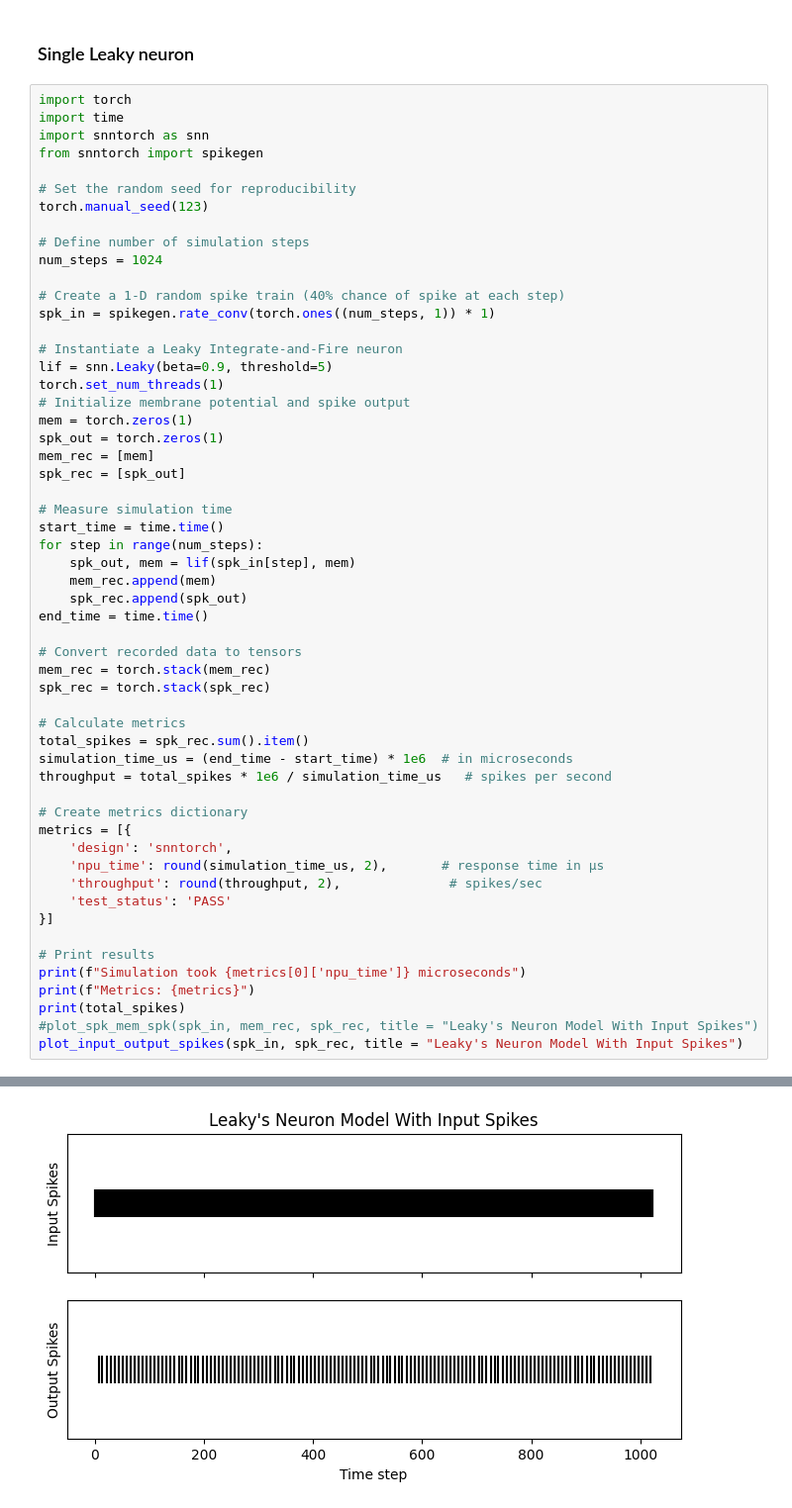
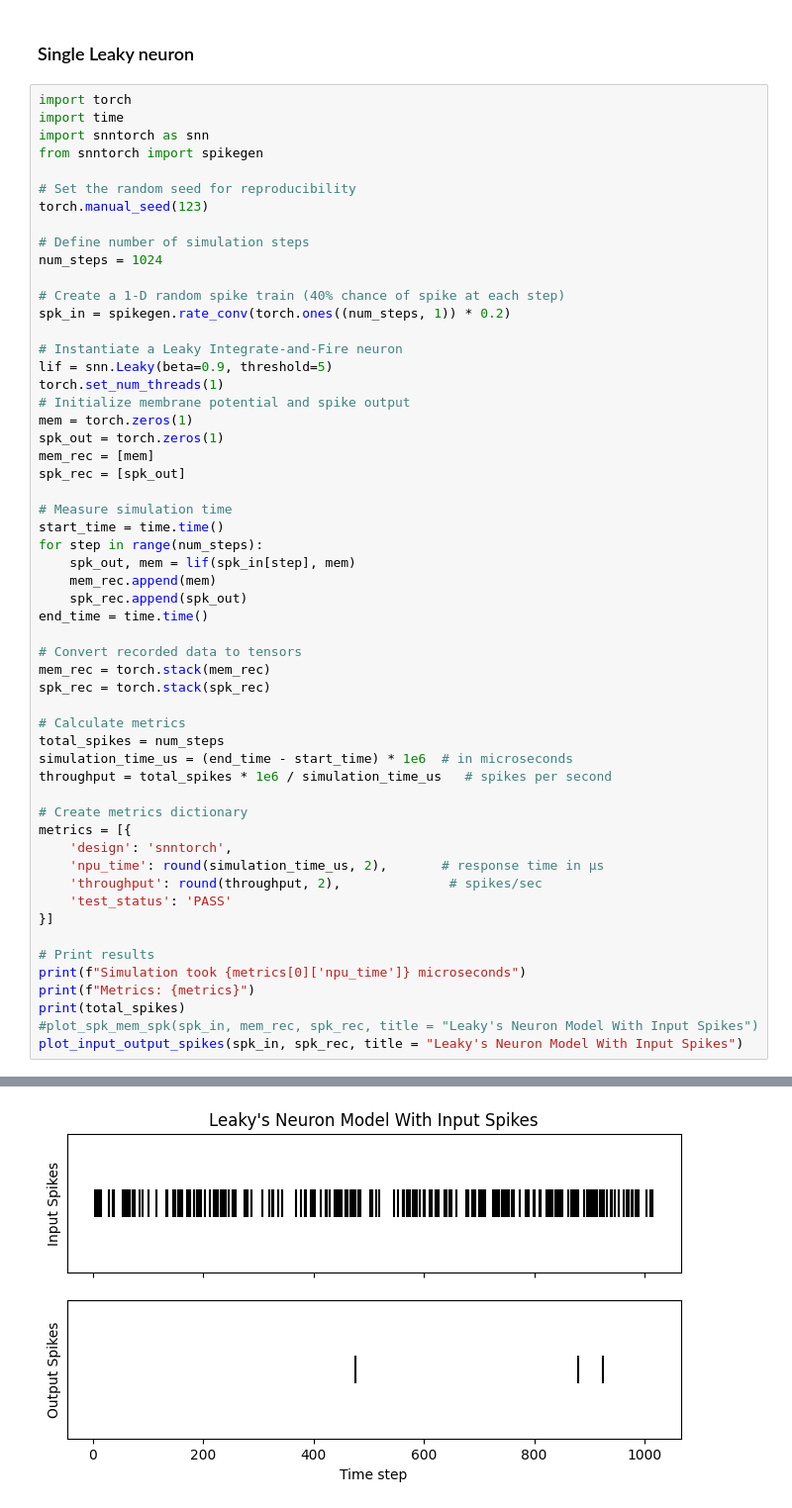
Before and after one commit to necst/SNN-NPU-DL_Framework, a Jupyter notebook: snnDenseLayer/ComparisonSNN.ipynb, the cells around one changed output, grey strips where cells are left out. Shown at 99% size. Saved outputs shown, nothing was run; the diff lists cells and outputs as text.

```diff
--- a/snnDenseLayer/ComparisonSNN.ipynb
+++ b/snnDenseLayer/ComparisonSNN.ipynb
@@ -418,7 +438,7 @@ torch.manual_seed(123)
 num_steps = 1024
 
 # Create a 1-D random spike train (40% chance of spike at each step)
-spk_in = spikegen.rate_conv(torch.ones((num_steps, 1)) * 1)
+spk_in = spikegen.rate_conv(torch.ones((num_steps, 1)) * 0.2)
 
 # Instantiate a Leaky Integrate-and-Fire neuron
 lif = snn.Leaky(beta=0.9, threshold=5)
@@ -442,7 +462,7 @@ mem_rec = torch.stack(mem_rec)
 spk_rec = torch.stack(spk_rec)
 
 # Calculate metrics
-total_spikes = spk_rec.sum().item()
+total_spikes = num_steps
 simulation_time_us = (end_time - start_time) * 1e6  # in microseconds
 throughput = total_spikes * 1e6 / simulation_time_us   # spikes per second
 
@@ -467 +487 @@ Metrics: [{'design': 'snntorch', 'npu_time': 115641.59, 'throughput': 1201.99, '
-[figure, old version]
+[figure, new version]
```
Also changed, not shown: parts of 16 cells of this notebook.
